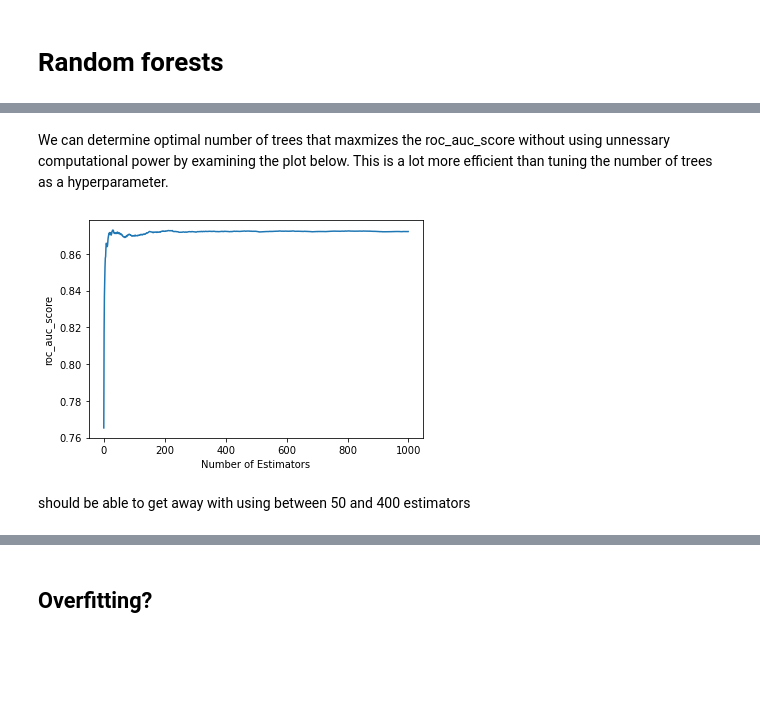
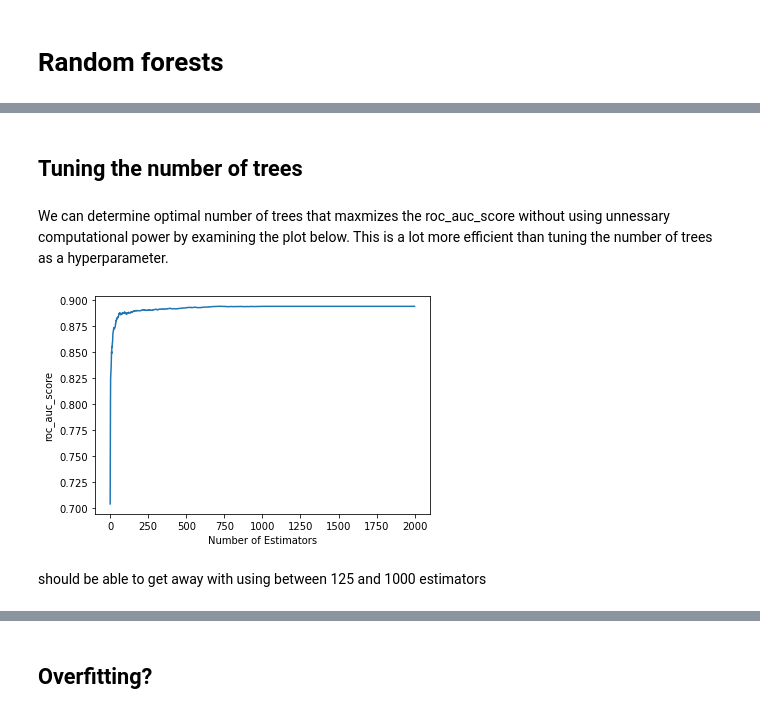
Before and after one commit to BoronII/fraud-detection-pytorch-scikit-fastai, a Jupyter notebook: 02_RF without feature engineering and with simplified data.ipynb, the cells around one changed output, grey strips where cells are left out. Drawn from its saved outputs; the diff is of its cells as text; code cells hidden in the pictures; blank space fills up the shorter version.

```diff
--- a/02_RF without feature engineering and with simplified data.ipynb
+++ b/02_RF without feature engineering and with simplified data.ipynb
@@ -288,5 +340,4 @@ When the maximum number of leaf nodes is not limited, the tree scores perfect on
 # %%
 def rf(xs, y, **kwargs):
-    max_samples = math.ceil(len(xs)*0.66)
     return RandomForestClassifier(n_jobs=-1,
-        max_samples=max_samples, oob_score=True, **kwargs).fit(xs, y)
+        max_samples=2/3, oob_score=True, **kwargs).fit(xs, y)
@@ -307,0 +376,9 @@ m_roc(y, xs), m_roc(valid_y, valid_xs)
+# %%
+parameters = {'max_leaf_nodes':[30, 50, 500, 2000, 4000],
+              'min_samples_split': [2, 5, 10],
+              'min_samples_leaf':[1, 5, 10, 20],
+              'class_weight':('balanced', None)}
+# %%
+clf = GridSearchCV(RandomForestClassifier(n_estimators = 50, criterion='entropy', class_weight='balanced',
+                                          max_features='sqrt', max_samples=2/3),
+                   parameters, scoring=make_scorer(roc_auc_score, needs_proba=True), n_jobs=-1)
@@ -308,5 +401,8 @@ m_roc(y, xs), m_roc(valid_y, valid_xs)
 # %%
-m = rf(xs, y, n_estimators=1000, max_leaf_nodes=50, criterion='entropy',
-       max_features='sqrt', class_weight='balanced')
+%%time
+m = rf(xs, y, n_estimators=1000,
+              class_weight='balanced', criterion='entropy',
+              max_features='sqrt', max_leaf_nodes=500,
+              min_samples_split=5, min_samples_leaf=5)
 m_roc(y, xs), m_roc(valid_y, valid_xs)
 # %% [output]
@@ -314,3 +412,5 @@ m_roc(y, xs), m_roc(valid_y, valid_xs)
+# %% [markdown]
+## Tuning the number of trees
 # %% [markdown]
 We can determine optimal number of trees that maxmizes the roc_auc_score without using unnessary computational power by examining the plot below. This is a lot more efficient than tuning the number of trees as a hyperparameter.
 # %%
@@ -322,9 +422,9 @@ def rf_size_vs_score(model, n_estimators, xs=valid_xs, y=valid_y):
     plt.xlabel('Number of Estimators')
     plt.ylabel('roc_auc_score')
 # %%
-rf_size_vs_score(m, 1000)
+rf_size_vs_score(m, 2000)
 # %% [output]
-[figure, old version]
+[figure, new version]
 # %% [markdown]
-should be able to get away with using between 50 and 400 estimators
+should be able to get away with using between 125 and 1000 estimators
 # %%
```
Also changed, not shown: parts of 60 cells of this notebook.
